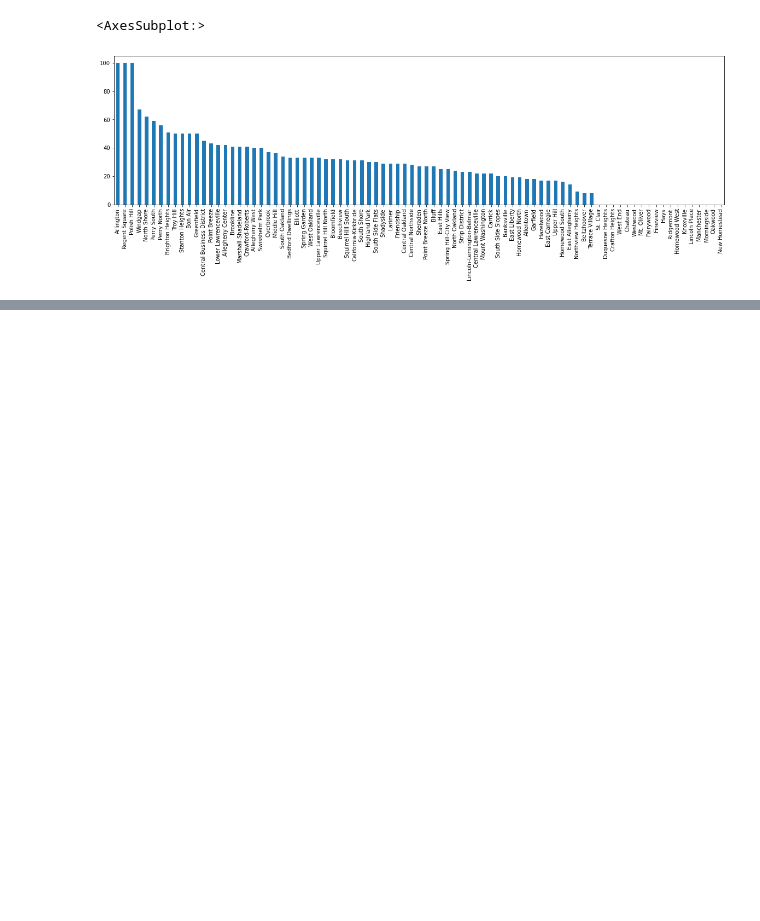
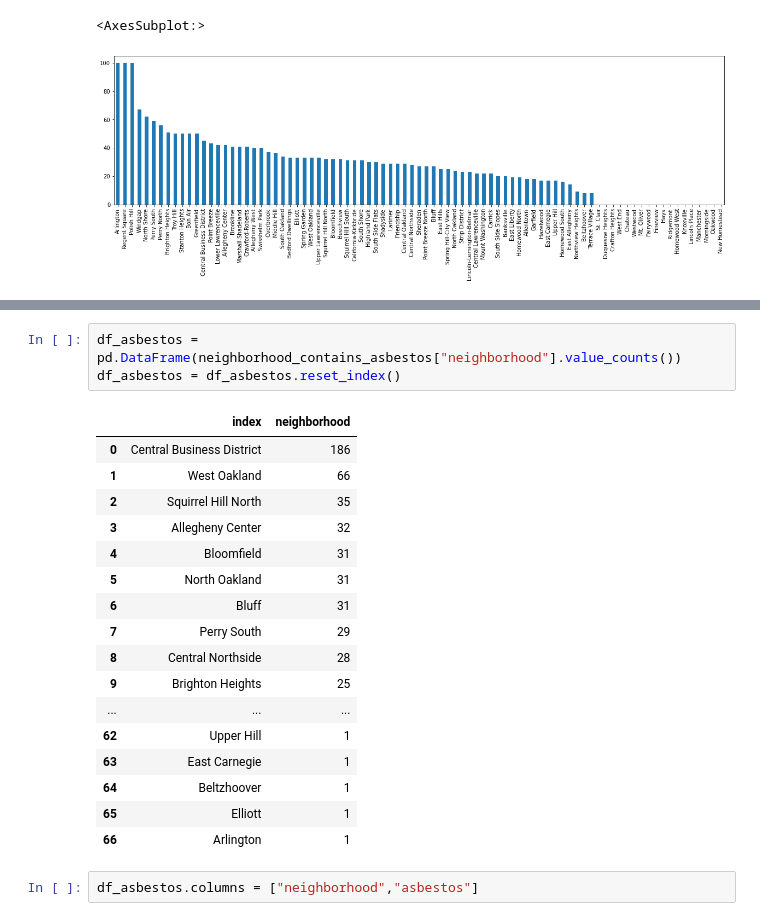
Before and after one commit to Steven-Jarmell/CS0010-FinalProject, a Jupyter notebook: ConnorNotebook .ipynb, the cells around one changed output, grey strips where cells are left out. Cells and saved outputs as stored; diff of their text form; blank space fills up the shorter version.

```diff
--- a/ConnorNotebook .ipynb
+++ b/ConnorNotebook .ipynb
@@ -95,0 +103,23 @@ scores.plot.bar(figsize = (20,5))
+# %%
+df_asbestos = pd.DataFrame(neighborhood_contains_asbestos["neighborhood"].value_counts())
+df_asbestos = df_asbestos.reset_index()
+# %% [output]
+|  | index | neighborhood |
+| 0 | Central Business District | 186 |
+| 1 | West Oakland | 66 |
+| 2 | Squirrel Hill North | 35 |
+| 3 | Allegheny Center | 32 |
+| 4 | Bloomfield | 31 |
+| 5 | North Oakland | 31 |
+| 6 | Bluff | 31 |
+| 7 | Perry South | 29 |
+| 8 | Central Northside | 28 |
+| 9 | Brighton Heights | 25 |
+| ... | ... | ... |
+| 62 | Upper Hill | 1 |
+| 63 | East Carnegie | 1 |
+| 64 | Beltzhoover | 1 |
+| 65 | Elliott | 1 |
+| 66 | Arlington | 1 |
+# %%
+df_asbestos.columns = ["neighborhood","asbestos"]
```
Also changed, not shown: parts of 8 cells of this notebook.
